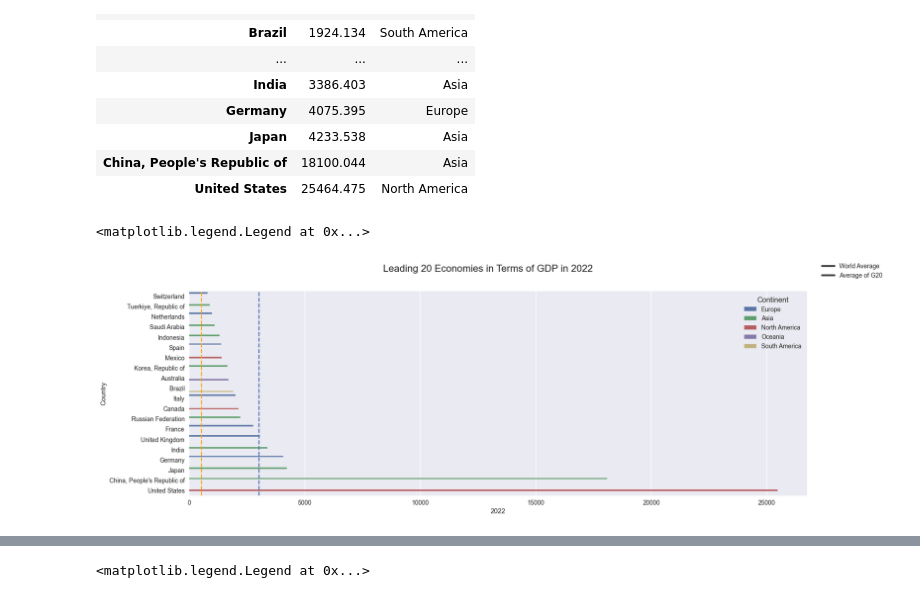
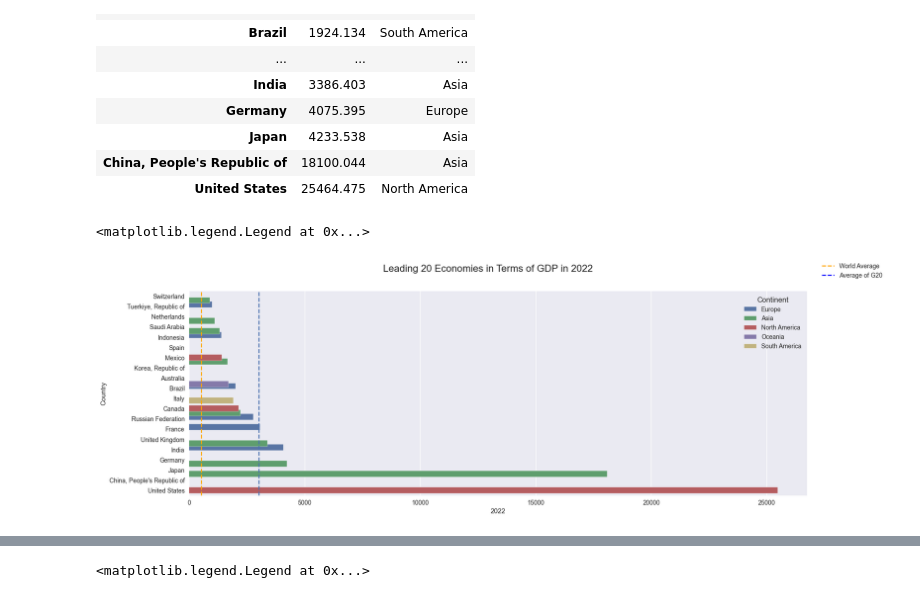
Before and after one commit to Monsieur-Bandana/data_science_clockmann, a Jupyter notebook: ClassProject2207 (1).ipynb, the cells around one changed output, grey strips where cells are left out. Cells and saved outputs as stored; diff of their text form; code cells hidden in the pictures.

```diff
--- a/ClassProject2207 (1).ipynb
+++ b/ClassProject2207 (1).ipynb
@@ -209,23 +209,29 @@ dbBarTable
 | United States | 25464.475 | North America |
 # %%
 import seaborn as sns
+import matplotlib.lines as mlines
 
 y = dbBarTable[2022]
 treshhold = final_gdp2.loc["World"][2022]/len(final_gdp3[2022])
 
 # https://www.bundesregierung.de/breg-de/themen/internationale-zusammenarbeit-g7-g20/das-ist-g20-387324#:~:text=Der%20G20%20geh%C3%B6ren%2019%20Staaten,S%C3%BCdkorea%2C%20T%C3%BCrkei%20und%20die%20USA%20.
 treshholdG20 = final_gdp2.loc["Advanced economies"][2022]/19
 labels= y.index.to_list()
 
 fig, ax = plt.subplots(figsize=(18, 6))
 fig.suptitle('Leading 20 Economies in Terms of GDP in 2022', fontsize=16)
 
 
-sns.barplot(ax=ax,  y=y.index, x=y, hue=dbBarTable["Continent"], orient="h")
+sns.barplot(ax=ax,  y=y.index, x=y, hue=dbBarTable["Continent"], orient="h", width= 3)
 ax.axvline(x=treshhold, linestyle= '--', color="orange")
 ax.axvline(x=treshholdG20, linestyle='--')
-# ax.set_xticklabels(labels, rotation=45)
-fig.legend(labels=["World Average", "Average of G20"])
+
+line1 = mlines.Line2D([], [], color='orange', linestyle='--',
+                      markersize=15, label='World Average')
+line2 = mlines.Line2D([], [], color='blue', linestyle='--',
+                      markersize=15, label='Average of G20')
+
+fig.legend(handles=[line1, line2])
 # %% [output]
 <matplotlib.legend.Legend at 0x...>
-[figure, old version]
+[figure, new version]
```
Also changed, not shown: parts of 2 cells of this notebook.
